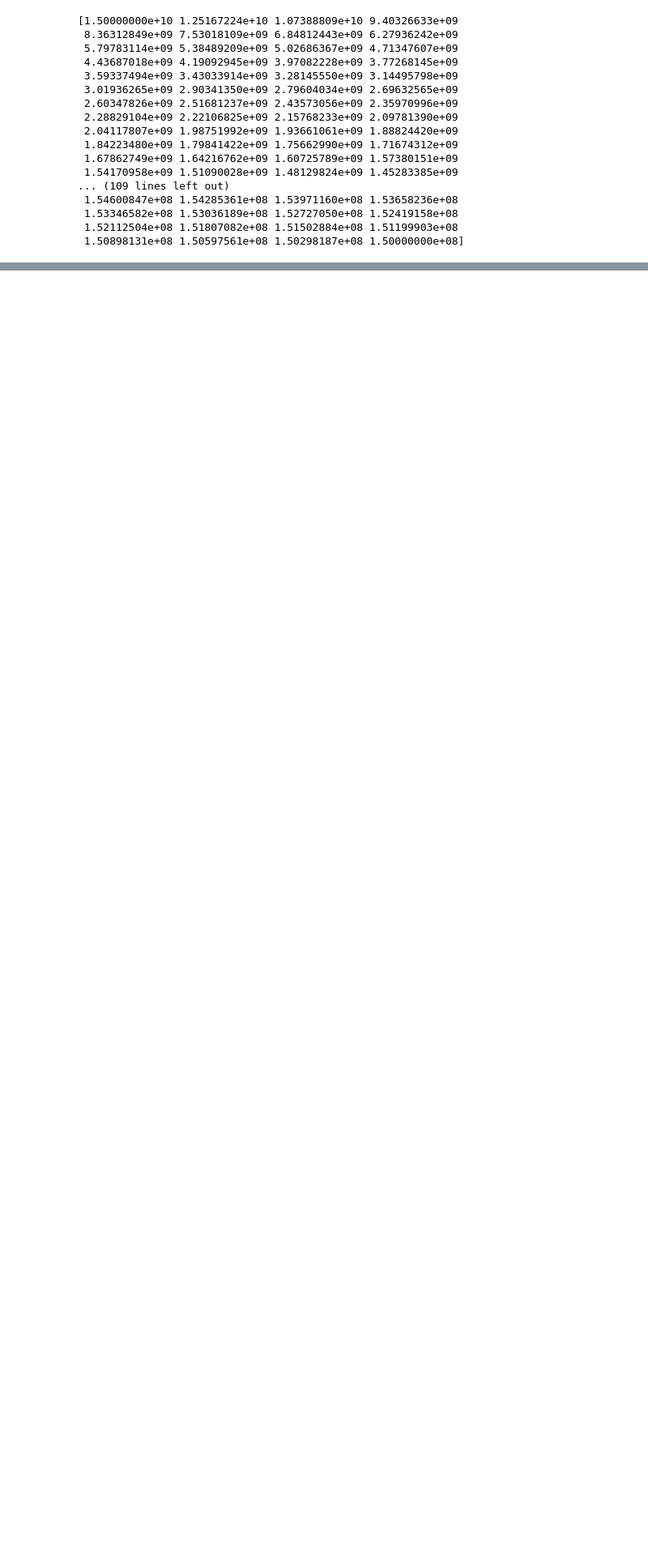
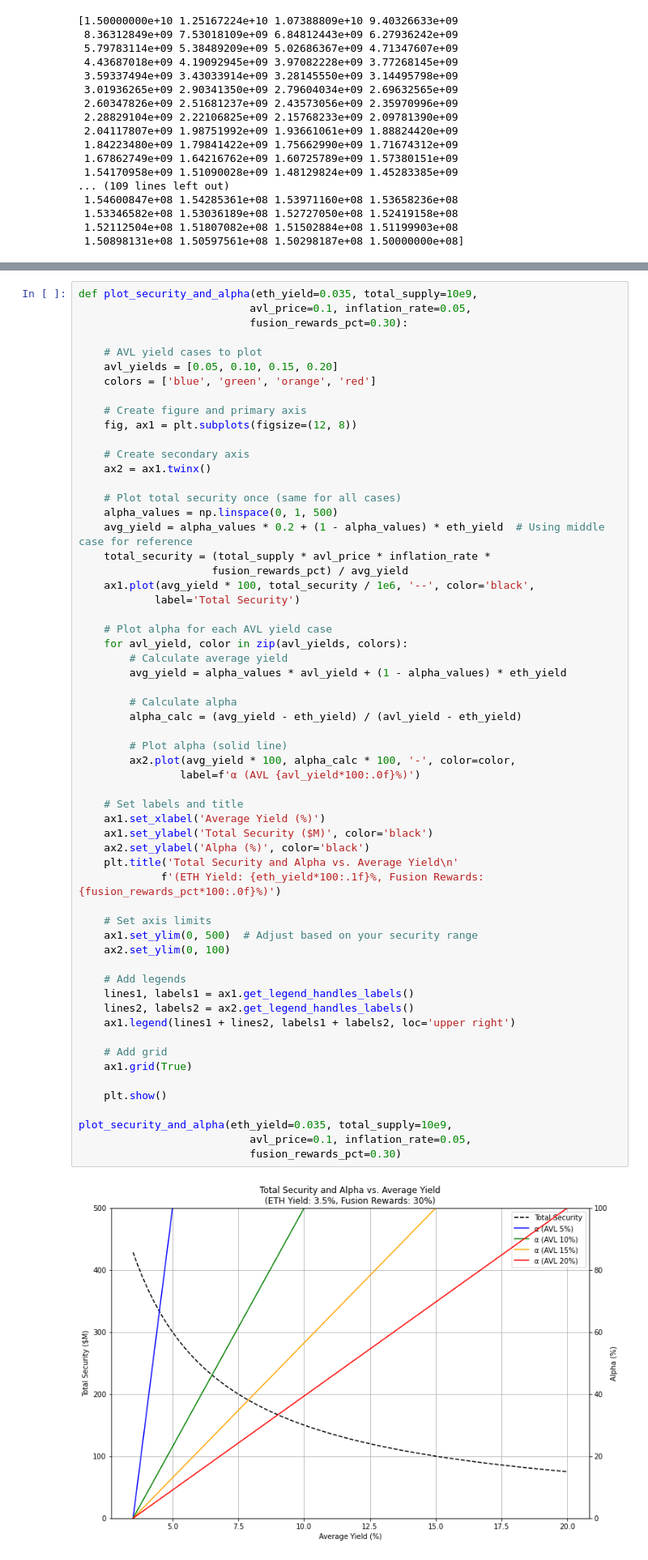
Before and after one commit to dengwx11/Avail-Fusion-CryptoEcon, a Jupyter notebook: params_filter.ipynb, the cells around one changed output, grey strips where cells are left out. Shown at 81% size. Drawn from its saved outputs; the diff is of its cells as text; blank space fills up the shorter version.

```diff
--- a/params_filter.ipynb
+++ b/params_filter.ipynb
@@ -242,0 +411,61 @@ plt.show()
+# %%
+def plot_security_and_alpha(eth_yield=0.035, total_supply=10e9,
+                           avl_price=0.1, inflation_rate=0.05,
+                           fusion_rewards_pct=0.30):
+
+    # AVL yield cases to plot
+    avl_yields = [0.05, 0.10, 0.15, 0.20]
+    colors = ['blue', 'green', 'orange', 'red']
+
+    # Create figure and primary axis
+    fig, ax1 = plt.subplots(figsize=(12, 8))
+
+    # Create secondary axis
+    ax2 = ax1.twinx()
+
+    # Plot total security once (same for all cases)
+    alpha_values = np.linspace(0, 1, 500)
+    avg_yield = alpha_values * 0.2 + (1 - alpha_values) * eth_yield  # Using middle case for reference
+    total_security = (total_supply * avl_price * inflation_rate *
+                     fusion_rewards_pct) / avg_yield
+    ax1.plot(avg_yield * 100, total_security / 1e6, '--', color='black',
+            label='Total Security')
+
+    # Plot alpha for each AVL yield case
+    for avl_yield, color in zip(avl_yields, colors):
+        # Calculate average yield
+        avg_yield = alpha_values * avl_yield + (1 - alpha_values) * eth_yield
+
+        # Calculate alpha
+        alpha_calc = (avg_yield - eth_yield) / (avl_yield - eth_yield)
+
+        # Plot alpha (solid line)
+        ax2.plot(avg_yield * 100, alpha_calc * 100, '-', color=color,
+                label=f'α (AVL {avl_yield*100:.0f}%)')
+
+    # Set labels and title
+    ax1.set_xlabel('Average Yield (%)')
+    ax1.set_ylabel('Total Security ($M)', color='black')
+    ax2.set_ylabel('Alpha (%)', color='black')
+    plt.title('Total Security and Alpha vs. Average Yield\n'
+             f'(ETH Yield: {eth_yield*100:.1f}%, Fusion Rewards: {fusion_rewards_pct*100:.0f}%)')
+
+    # Set axis limits
+    ax1.set_ylim(0, 500)  # Adjust based on your security range
+    ax2.set_ylim(0, 100)
+
+    # Add legends
+    lines1, labels1 = ax1.get_legend_handles_labels()
+    lines2, labels2 = ax2.get_legend_handles_labels()
+    ax1.legend(lines1 + lines2, labels1 + labels2, loc='upper right')
+
+    # Add grid
+    ax1.grid(True)
+
+    plt.show()
+
+plot_security_and_alpha(eth_yield=0.035, total_supply=10e9,
+                           avl_price=0.1, inflation_rate=0.05,
+                           fusion_rewards_pct=0.30)
+# %% [output]
+[figure, added]
```
Also changed, not shown: parts of 7 cells of this notebook, 3 other files.
